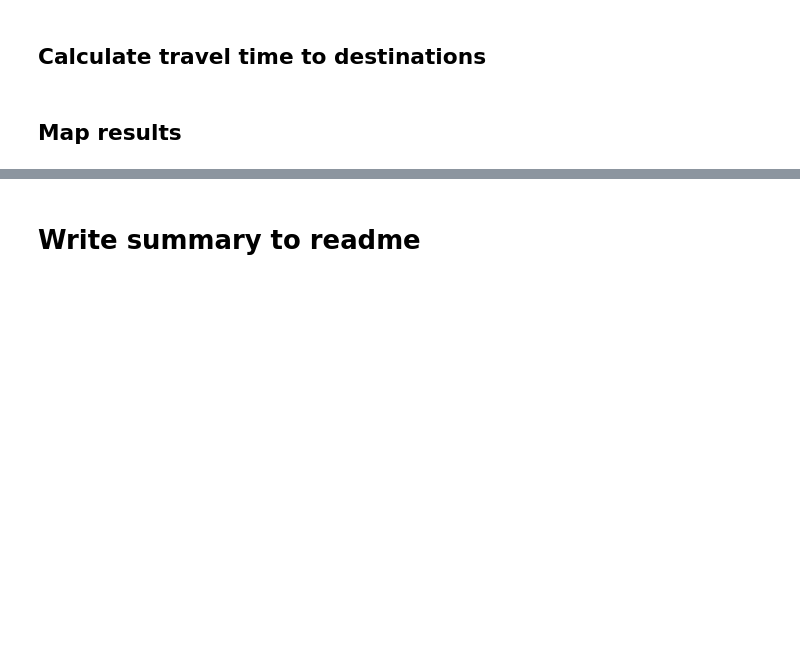
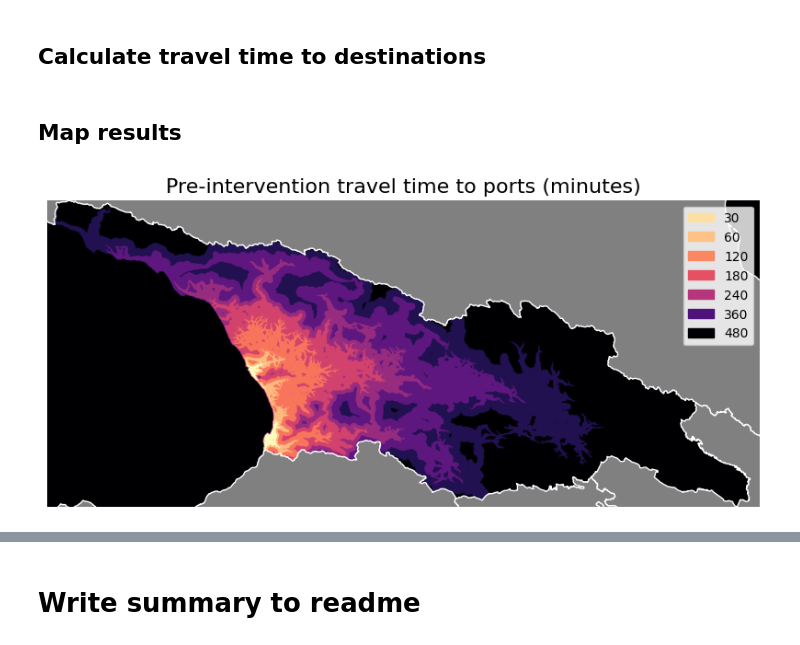
Before and after one commit to worldbank/GOSTnetsraster, a Jupyter notebook: notebooks/IMPLEMENTATIONS/GEO_road_improvements/GEO_market_access.ipynb, the cells around one changed output, grey strips where cells are left out. Saved outputs shown, nothing was run; the diff lists cells and outputs as text; code cells hidden in the pictures; blank space fills up the shorter version.

```diff
--- a/notebooks/IMPLEMENTATIONS/GEO_road_improvements/GEO_market_access.ipynb
+++ b/notebooks/IMPLEMENTATIONS/GEO_road_improvements/GEO_market_access.ipynb
@@ -289,24 +315,26 @@ other_countries = adm0.loc[adm0['ISO_A3'] != 'GEO']
 # %%
 tt_raster_to_plot = os.path.join(results_folder, "ports_PRE_travel_time.tif")
 ttR = rasterio.open(tt_raster_to_plot)
 if other_countries.crs != ttR.crs:
     other_countries = other_countries.to_crs(ttR.crs)
 try:
     plt.close('all')
 except:
     pass
 
 plt, fig, ax = mapMisc.static_map_raster(ttR, thresh=[30, 60, 120, 180, 240, 360, 480],
                                          reverse_colormap=True)
 other_countries.plot(ax=ax, facecolor='grey', edgecolor="white")
 # Set bounding box to Georgia
 b = list(ttR.bounds)
 # Add ocean
-ocean = gpd.GeoDataFrame(geometry=[box(*b)], crs=ttR.crs)
-ocean = ocean.difference(adm0.union_all())
-ocean.plot(ax=ax, color="midnightblue")
+#ocean = gpd.GeoDataFrame(geometry=[box(*b)], crs=ttR.crs)
+#ocean = ocean.difference(adm0.union_all())
+#ocean.plot(ax=ax, color="midnightblue")
 ax.set_xlim(b[0], b[2])
 ax.set_ylim(b[1], b[3])
 ax.set_axis_off()
 ax.set_title("Pre-intervention travel time to ports (minutes)", fontsize=16)
 plt.show()
+# %% [output]
+[figure, added]
```
Also changed, not shown: parts of 7 cells of this notebook, 6 other files.
